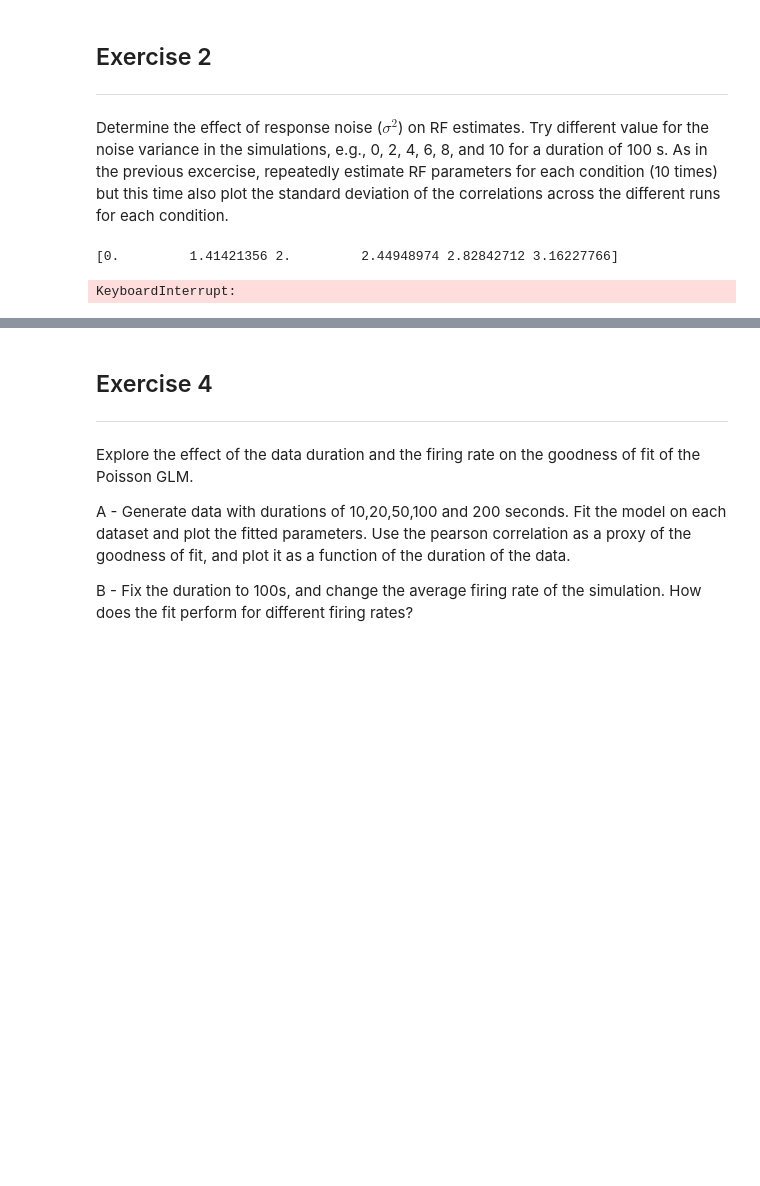
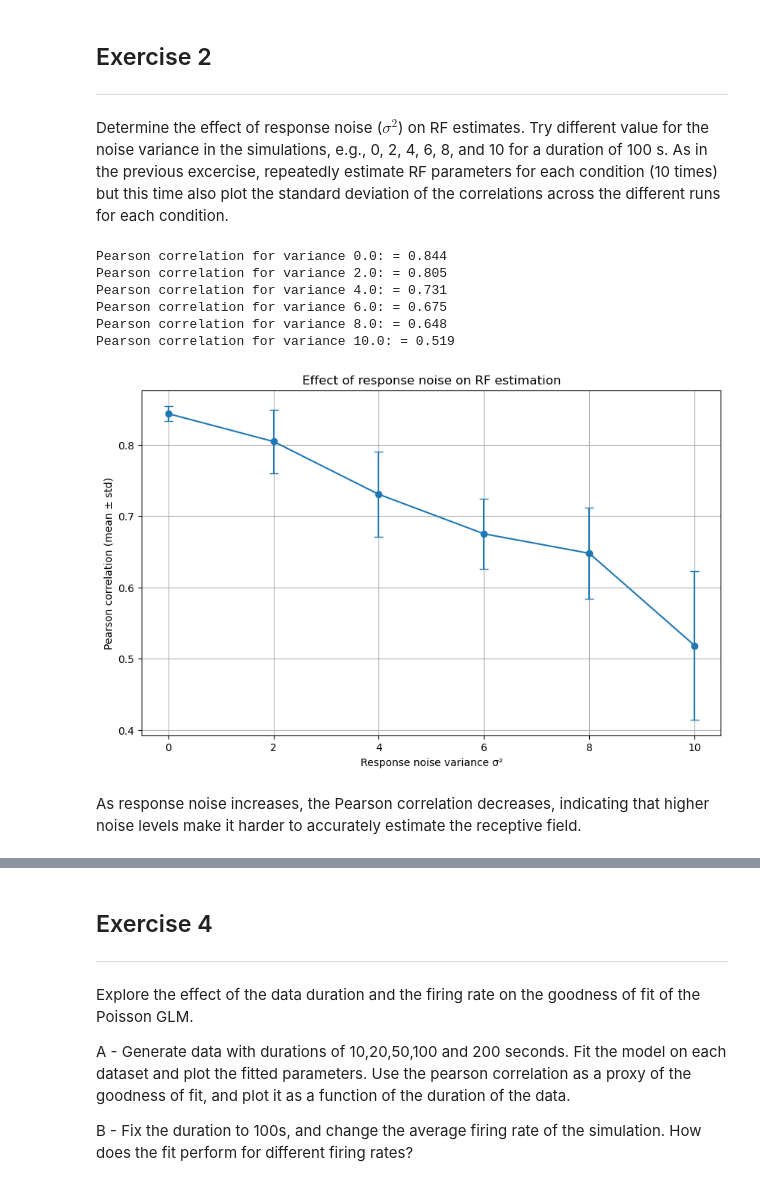
Before and after one commit to pschristodoulou/NRA, a Jupyter notebook: GLMs/Ass4_GLM.ipynb, the cells around one changed output, grey strips where cells are left out. Drawn from its saved outputs; the diff is of its cells as text; code cells hidden in the pictures; blank space fills up the shorter version.

```diff
--- a/GLMs/Ass4_GLM.ipynb
+++ b/GLMs/Ass4_GLM.ipynb
@@ -168,10 +168,14 @@ n_bins = round(d / float(dt))
 S = std_dev * np.random.randn(n_bins,vf_size[0],vf_size[1])
 # %%
 response_noises = np.sqrt([0, 2, 4, 6, 8, 10])  # different noise levels
+N_repeats = 10  # number of repeats for each noise level
+mean_corrs = []
+std_corrs = []
 
 for noise in response_noises:
-    for i in range(10):
-        K_est = np.zeros(K.shape)
+    results = np.zeros(N_repeats)
+
+    for i in range(N_repeats):
 
         # flatten the matrices in to 1d array for convenience
         K_flat = K.ravel()
@@ -205,14 +209,35 @@ for noise in response_noises:
         # print("average spike rate: %0.2f spikes per second" % (len(spike_times) / duration))
 
         k_STA = np.inner(S_flat.T, spike_counts) / np.sum(spike_counts)
-        res = minimize(fun = cost, x0 = k_STA / 10, args = (spike_counts, S_flat), method = 'Newton-CG', jac = grad)
+        res = minimize(fun = cost, x0 = k_STA / 10, args = (spike_counts, S_flat), method = 'L-BFGS-B', jac = grad) # change method to L-BFGS-B
+                                                                                                                    # for better performance with larger problems
 
-        K_est[i] = res.x
-        res = np.inner(K.ravel(), K_est[:-1]) / (np.linalg.norm(K.ravel()) * np.linalg.norm(K_est[:-1]))
-    print(f"Pearson correlation for sigma {d} s: = {res:.3f}")
+        K_est = res.x
+        results[i] = np.inner(K.ravel(), K_est[:-1]) / (np.linalg.norm(K.ravel()) * np.linalg.norm(K_est[:-1]))
+    # Store the mean and standard deviation for plotting
+    mean_corrs.append(np.mean(results))
+    std_corrs.append(np.std(results))
+    print(f"Pearson correlation for variance {noise**2:.1f}: = {np.mean(results):.3f}")
 # %% [output]
-[0.         1.41421356 2.         2.44948974 2.82842712 3.16227766]
+Pearson correlation for variance 0.0: = 0.844
+Pearson correlation for variance 2.0: = 0.805
+Pearson correlation for variance 4.0: = 0.731
+Pearson correlation for variance 6.0: = 0.675
+Pearson correlation for variance 8.0: = 0.648
+Pearson correlation for variance 10.0: = 0.519
-KeyboardInterrupt:
+# %%
+variances = response_noises**2
+plt.figure(figsize=(10, 6))
+plt.errorbar(variances, mean_corrs, yerr=std_corrs, fmt='-o', capsize=4)
+plt.xlabel('Response noise variance σ²')
+plt.ylabel('Pearson correlation (mean ± std)')
+plt.title('Effect of response noise on RF estimation')
+plt.grid(True)
+plt.show()
+# %% [output]
+[figure, added]
+# %% [markdown]
+As response noise increases, the Pearson correlation decreases, indicating that higher noise levels make it harder to accurately estimate the receptive field.
 # %% [markdown]
 ## Exercise 3
 ---
```
Also changed, not shown: parts of 1 cell of this notebook.
